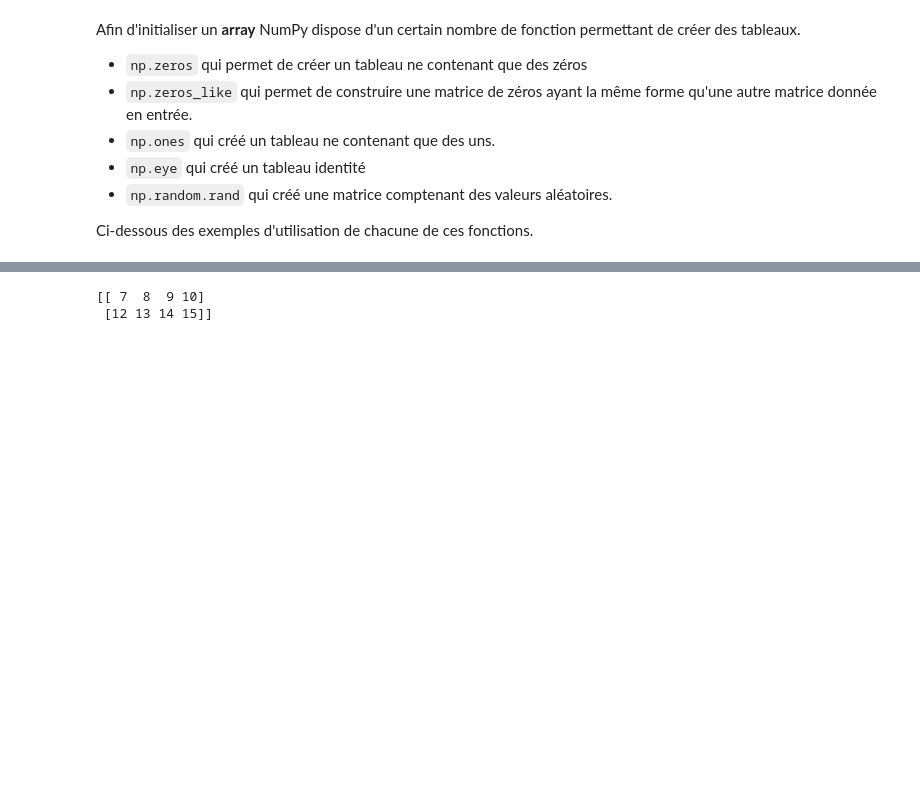
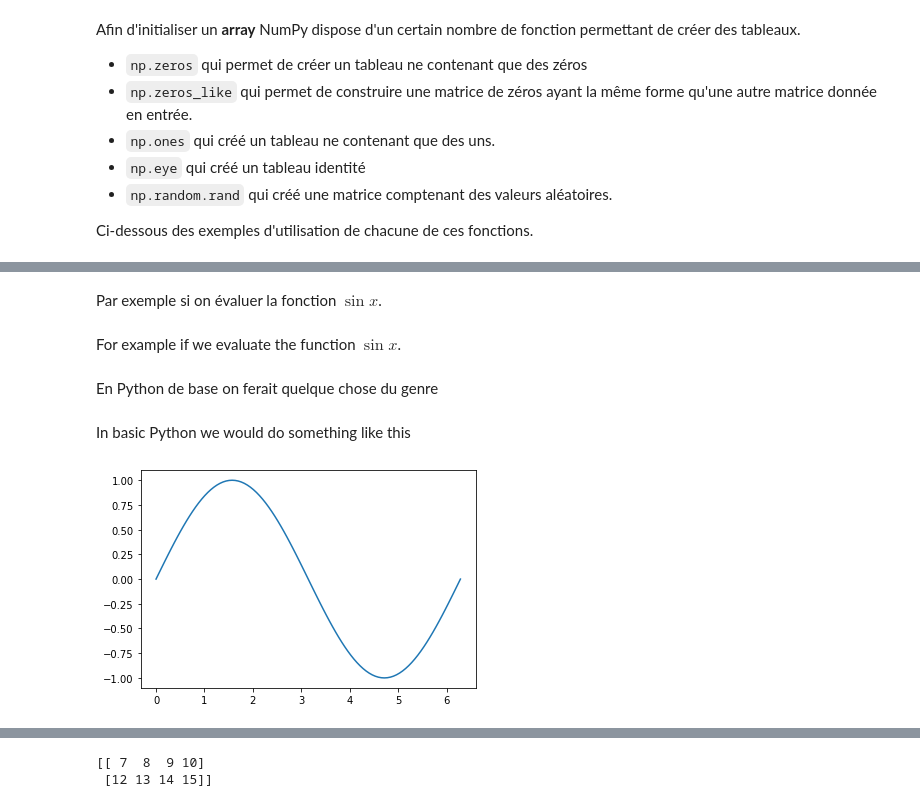
Before and after one commit to basileMarchand/master_1_sgm_energie_psl, a Jupyter notebook: sources/06_numpy.ipynb, the cells around one changed output, grey strips where cells are left out. Drawn from its saved outputs; the diff is of its cells as text; code cells hidden in the pictures; blank space fills up the shorter version.

```diff
--- a/sources/06_numpy.ipynb
+++ b/sources/06_numpy.ipynb
@@ -150,0 +503,19 @@ Tout comme pour les listes on peut accéder à des portions du tableau à l'aide
+# %% [markdown]
+Par exemple si on évaluer la fonction $\sin x$.
+# %% [markdown]
+For example if we evaluate the function $\sin x$.
+# %% [markdown]
+En Python de base on ferait quelque chose du genre
+# %% [markdown]
+In basic Python we would do something like this
+# %%
+import math
+nStep = 100
+x = [ 2*math.pi*i/nStep for i in range(nStep+1)]
+y = [ math.sin(x_i) for x_i in x]
+
+import matplotlib.pyplot as plt
+plt.plot(x,y)
+plt.show()
+# %% [output]
+[figure, added]
```
Also changed, not shown: parts of 267 cells of this notebook.
